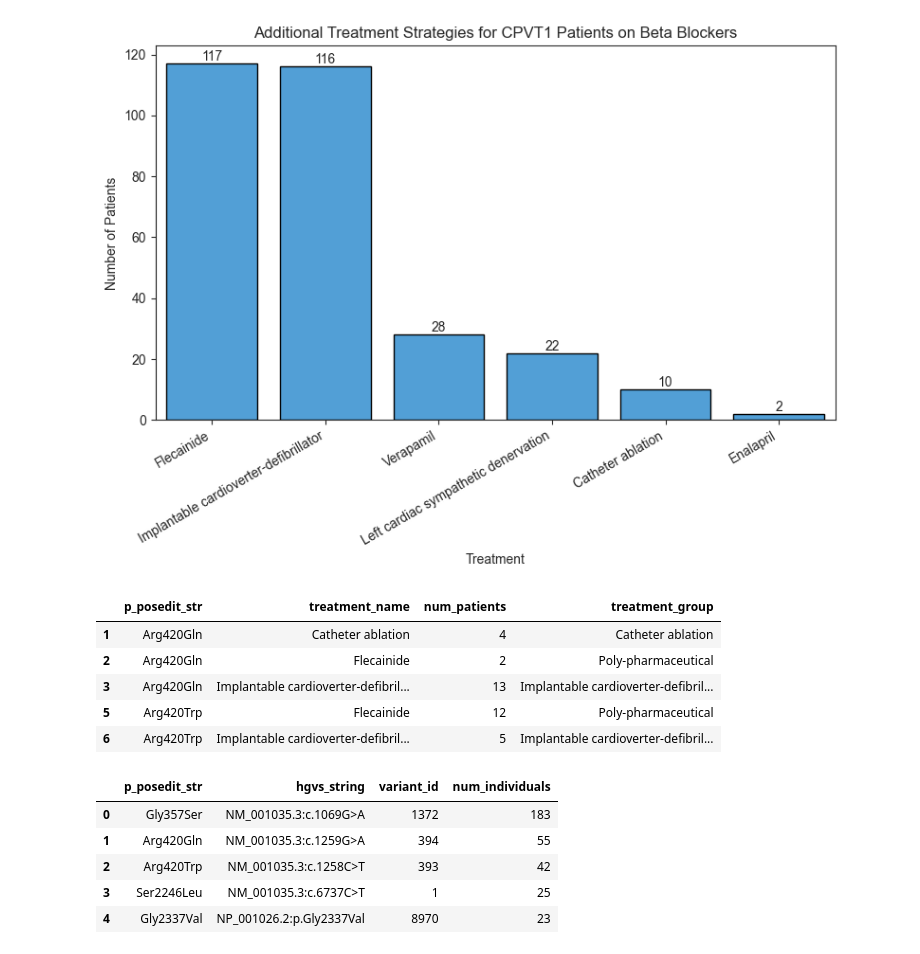
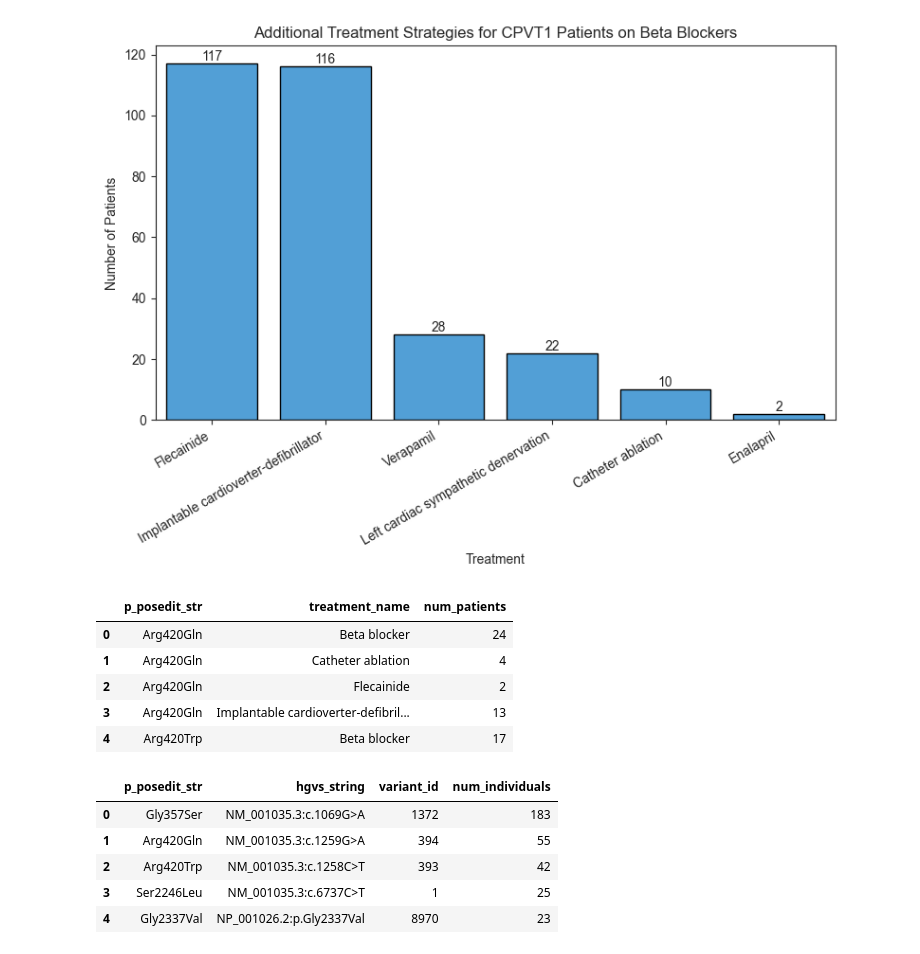
Before and after one commit to alexdaiii/cpvt_database_analysis, a Jupyter notebook: notebooks/analysis_2.ipynb, the cells around one changed output. Cells and saved outputs as stored; diff of their text form; code cells hidden in the pictures.

```diff
--- a/notebooks/analysis_2.ipynb
+++ b/notebooks/analysis_2.ipynb
@@ -516,46 +514,42 @@ AND tr.patient_id IN (
 -- ONLY PATIENTS WITH TOP 5 VARIANTS BY NUMBER OF INDIVIDUALS
     SELECT iv.individual_id
     FROM individual_variant iv
     JOIN variant v
     ON iv.variant_id = v.variant_id
     WHERE v.variant_id IN (
         SELECT v2.variant_id
-        FROM variant_num_individuals_mv v2
+        FROM variant_num_individuals_v v2
         ORDER BY v2.num_individuals DESC
         LIMIT {NUM_TOP_VARIANTS}
     )
 )
 AND tr.patient_id IN (
 -- ONLY PATIENTS WHO ARE TAKING BETA BLOCKERS
     SELECT tr.patient_id
     FROM treatment_record tr
     JOIN treatment t
     ON tr.treatment_id = t.treatment_id
     WHERE t.treatment_name = 'Beta blocker'
     AND tr.treatment_taken = TRUE
 )
 AND tr.treatment_taken = TRUE
 GROUP BY sv.p_posedit_str, treatment_name
 ORDER BY sv.p_posedit_str, treatment_name
 """, engine)
 # drop the row "Beta blocker" as it is redundant
-mutation_strategies = mutation_strategies[
-    mutation_strategies["treatment_name"] != "Beta blocker"]
+# mutation_strategies = mutation_strategies[
+#     mutation_strategies["treatment_name"] != "Beta blocker"]
 mutation_strategies["p_posedit_str"] = mutation_strategies[
     "p_posedit_str"].apply(
     lambda x: re.sub(r"[\(\)]", "", x))
-mutation_strategies["treatment_group"] = mutation_strategies[
-    "treatment_name"].apply(
-    lambda x: "Poly-pharmaceutical" if x in {'Flecainide', 'Verapamil',
-                                             'Enalapril'} else x)
 mutation_strategies.head()
 # %% [output]
-|  | p_posedit_str | treatment_name | num_patients | treatment_group |
-| 1 | Arg420Gln | Catheter ablation | 4 | Catheter ablation |
-| 2 | Arg420Gln | Flecainide | 2 | Poly-pharmaceutical |
-| 3 | Arg420Gln | Implantable cardioverter-defibril... | 13 | Implantable cardioverter-defibril... |
-| 5 | Arg420Trp | Flecainide | 12 | Poly-pharmaceutical |
-| 6 | Arg420Trp | Implantable cardioverter-defibril... | 5 | Implantable cardioverter-defibril... |
+|  | p_posedit_str | treatment_name | num_patients |
+| 0 | Arg420Gln | Beta blocker | 24 |
+| 1 | Arg420Gln | Catheter ablation | 4 |
+| 2 | Arg420Gln | Flecainide | 2 |
+| 3 | Arg420Gln | Implantable cardioverter-defibril... | 13 |
+| 4 | Arg420Trp | Beta blocker | 17 |
 # %%
 order_mutations = pd.read_sql(f"""
 SELECT sv.p_posedit_str, v.hgvs_string, v.variant_id, vmv.num_individuals
```
Also changed, not shown: parts of 21 cells of this notebook, 2 other files.
